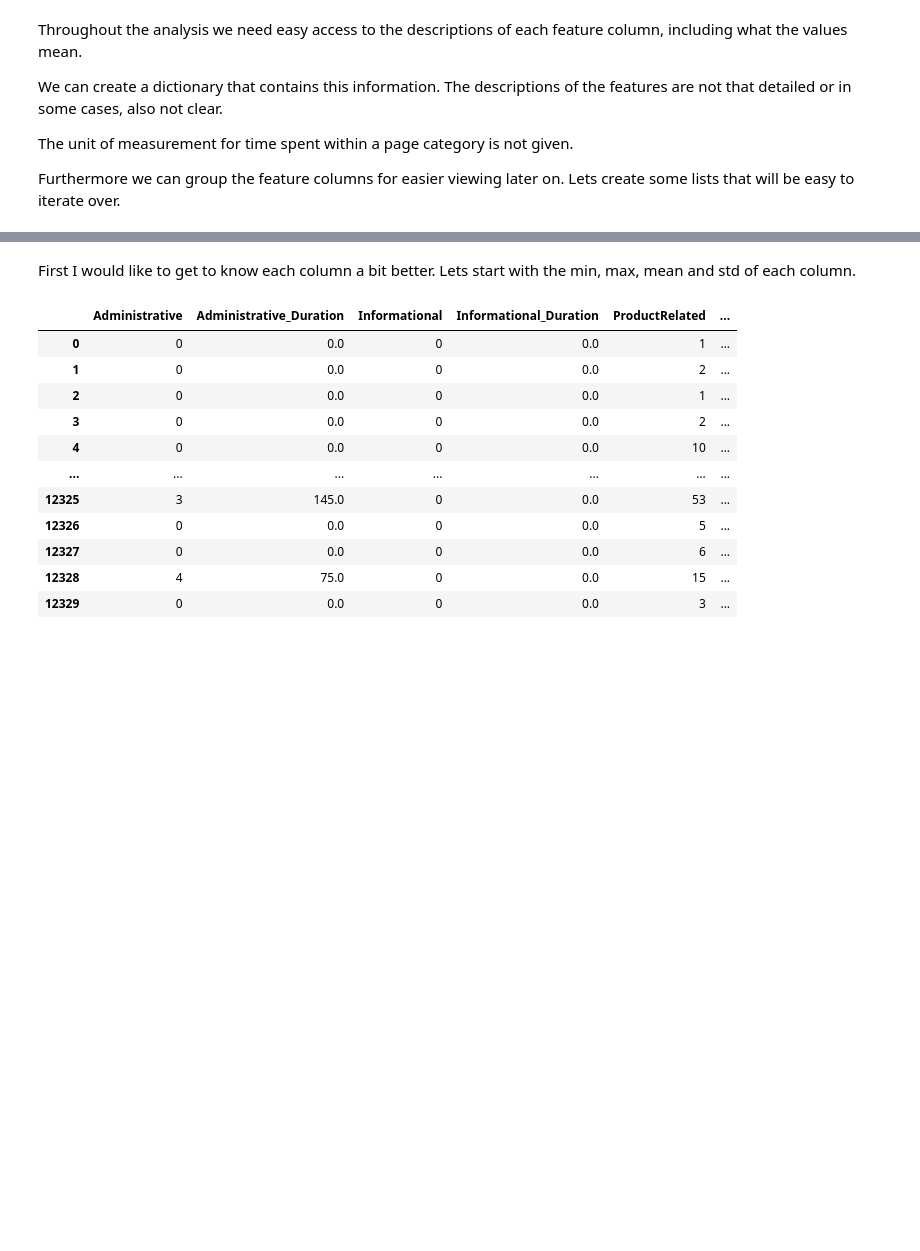
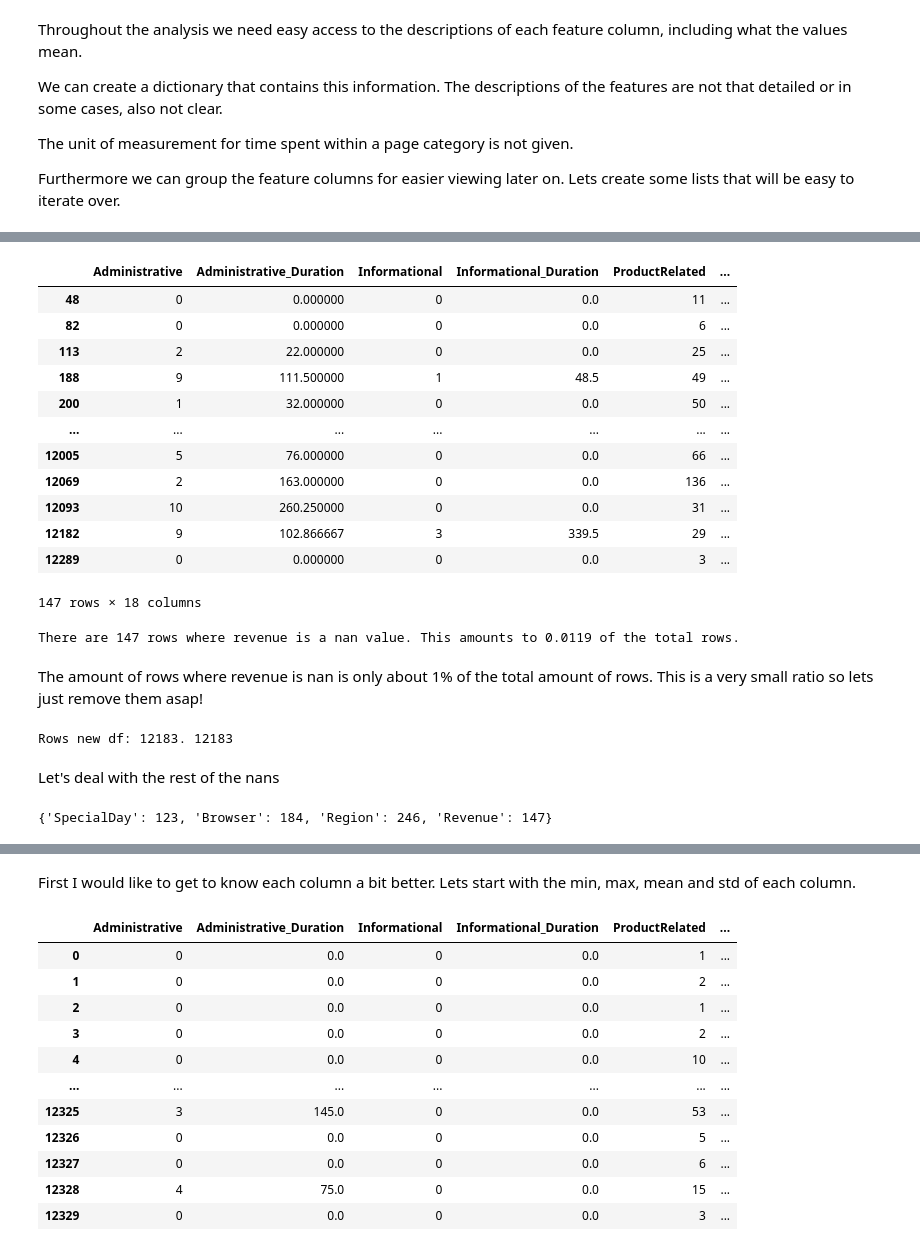
Before and after one commit to sunsunwall/ecommerce_conversion_project_2025, a Jupyter notebook: project_draft.ipynb, the cells around one changed output, grey strips where cells are left out. Drawn from its saved outputs; the diff is of its cells as text; code cells hidden in the pictures; blank space fills up the shorter version.

```diff
--- a/project_draft.ipynb
+++ b/project_draft.ipynb
@@ -80,4 +173,0 @@ Find erroneaous entries ("Name Sara" under Weekend, Turc & SEpt in Month)
-# %%
-session_data_df = pd.read_csv('project_data.csv')
-
-session_data_df.drop('Unnamed: 0', axis=1, inplace=True)
@@ -103,0 +299,38 @@ memory usage: 1.7+ MB
+# %%
+revenue_is_nan_filter = session_data_df['Revenue'].isna()
+
+revenue_is_nan_df = session_data_df[revenue_is_nan_filter]
+
+display(revenue_is_nan_df)
+
+print(f'There are {len(revenue_is_nan_df)} rows where revenue is a nan value. This amounts to {round(len(revenue_is_nan_df)/session_df_row_count, 4)} of the total rows.')
+# %% [output]
+|  | Administrative | Administrative_Duration | Informational | Informational_Duration | ProductRelated | ... |
+| 48 | 0 | 0.000000 | 0 | 0.0 | 11 | ... |
+| 82 | 0 | 0.000000 | 0 | 0.0 | 6 | ... |
+| 113 | 2 | 22.000000 | 0 | 0.0 | 25 | ... |
+| 188 | 9 | 111.500000 | 1 | 48.5 | 49 | ... |
+| 200 | 1 | 32.000000 | 0 | 0.0 | 50 | ... |
+| ... | ... | ... | ... | ... | ... | ... |
+| 12005 | 5 | 76.000000 | 0 | 0.0 | 66 | ... |
+| 12069 | 2 | 163.000000 | 0 | 0.0 | 136 | ... |
+| 12093 | 10 | 260.250000 | 0 | 0.0 | 31 | ... |
+| 12182 | 9 | 102.866667 | 3 | 339.5 | 29 | ... |
+| 12289 | 0 | 0.000000 | 0 | 0.0 | 3 | ... |
+147 rows × 18 columns
+There are 147 rows where revenue is a nan value. This amounts to 0.0119 of the total rows.
+# %% [markdown]
+The amount of rows where revenue is nan is only about 1% of the total amount of rows. This is a very small ratio so lets just remove them asap!
+# %%
+# Use .dropna() method with subset parameter to drop all rows with nans in the revenue column
+session_data_df.dropna(subset='Revenue', inplace=True)
+
+print(f'Rows new df: {len(session_data_df)}. {session_df_row_count - len(revenue_is_nan_df)}')
+# %% [output]
+Rows new df: 12183. 12183
+# %% [markdown]
+Let's deal with the rest of the nans
+# %%
+columns_with_nans
+# %% [output]
+{'SpecialDay': 123, 'Browser': 184, 'Region': 246, 'Revenue': 147}
```
Also changed, not shown: parts of 80 cells of this notebook.
